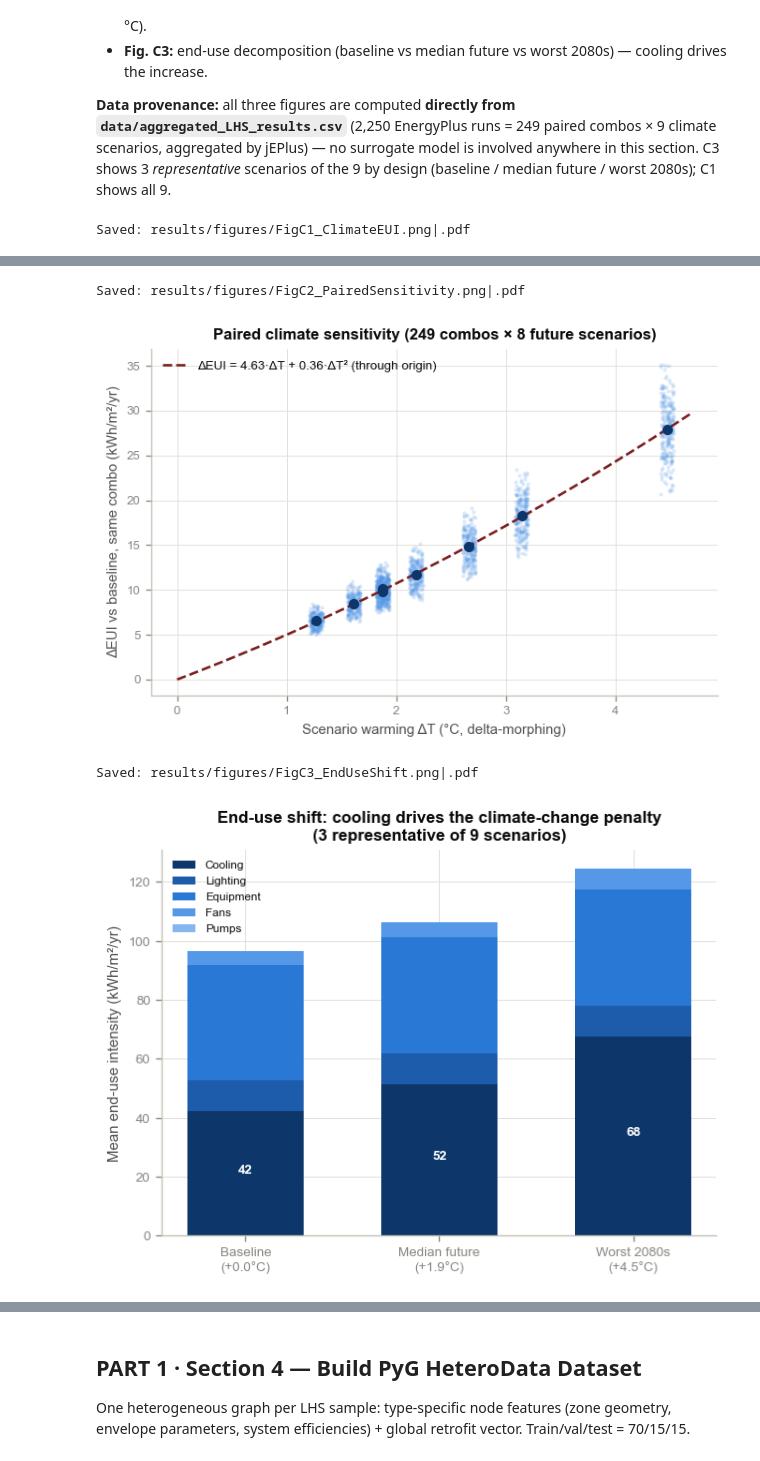
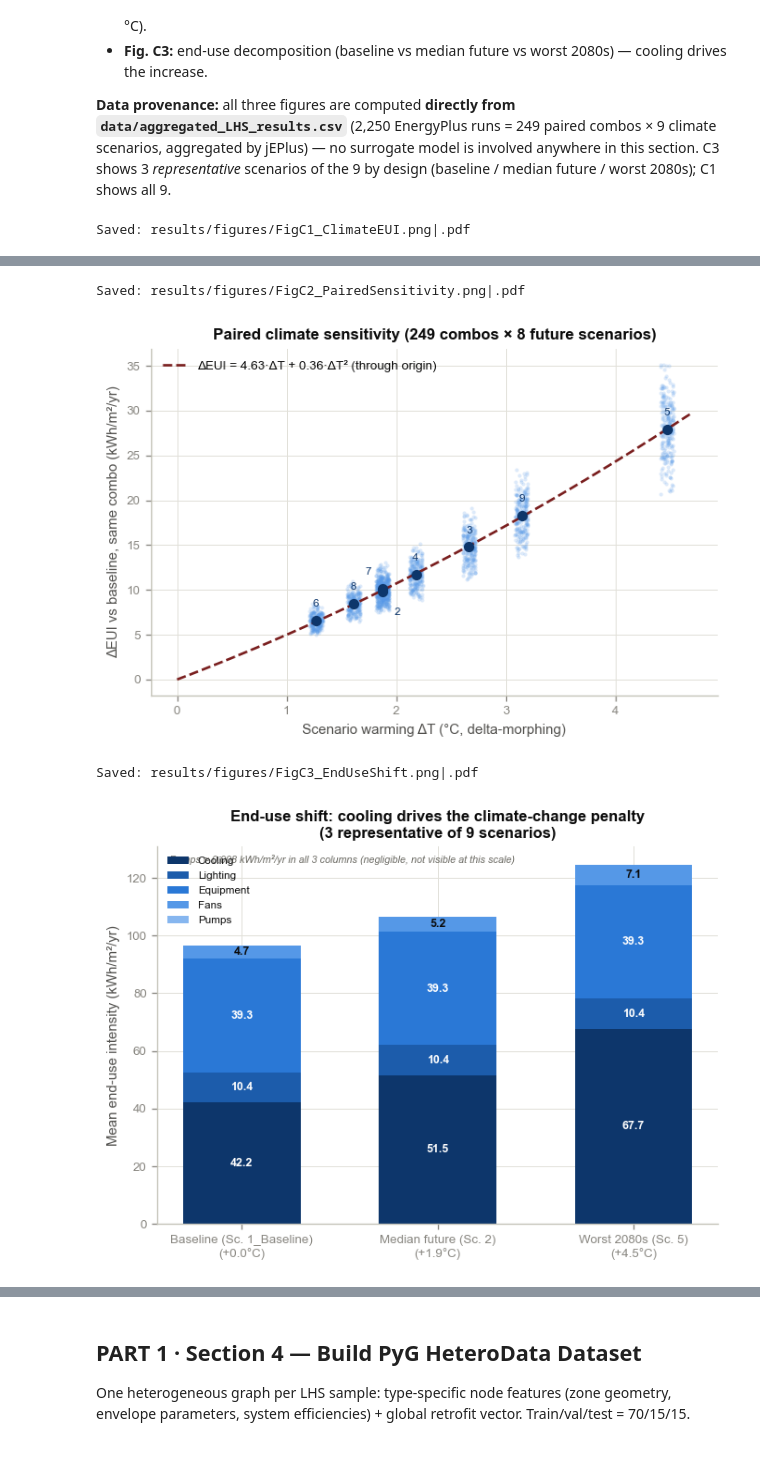
Before and after one commit to lienphatvn55/icae2026-nzeb-pipeline, a Jupyter notebook: NZEB_PIPELINE_ICAE2026_v3.ipynb, the cells around one changed output, grey strips where cells are left out. Cells and saved outputs as stored; diff of their text form; code cells hidden in the pictures.

```diff
--- a/NZEB_PIPELINE_ICAE2026_v3.ipynb
+++ b/NZEB_PIPELINE_ICAE2026_v3.ipynb
@@ -265,7 +271,7 @@ plt.show()
 # --- FIG C2: paired climate sensitivity (same combos across scenarios) ---
 base = d[d.Scenario == '1_Baseline'].drop_duplicates('combo').set_index('combo')['EUI_kWh_m2']
 fig, ax = plt.subplots(figsize=(6.5, 4))
-xs, ys = [], []
+xs, ys, means = [], [], {}
 rng = np.random.RandomState(0)
 for s in scen_order:
     if s == '1_Baseline':
@@ -275,7 +281,19 @@ for s in scen_order:
     x = np.full(len(delta), scen_dt[s])
     ax.scatter(x + rng.uniform(-0.06, 0.06, len(delta)), delta, s=6, alpha=0.2, color='#5598e7')
     ax.scatter([scen_dt[s]], [delta.mean()], s=45, color='#0d366b', zorder=5)
-    xs.extend(x); ys.extend(delta)
+    xs.extend(x); ys.extend(delta); means[s] = delta.mean()
+
+# Scenario-name labels: 7 (ΔT=1.875) and 2 (ΔT=1.879) are two distinct CMIP6
+# GCM/SSP combinations whose mean warming coincidentally differs by only
+# 0.004°C, so their clusters overlap almost exactly — offset their labels to
+# opposite sides instead of letting them stack illegibly on top of each other.
+label_offset = {'7': (-9, 9), '2': (9, -15)}
+for s in scen_order:
+    if s == '1_Baseline':
+        continue
+    dx, dy = label_offset.get(s, (0, 9))
+    ax.annotate(s, (scen_dt[s], means[s]), xytext=(dx, dy), textcoords='offset points',
+                fontsize=7, ha='center', color='#0d366b')
 # The paired design forces ΔEUI(ΔT=0) = 0 exactly, so the fit must pass through
 # the origin; a plain linear fit gave a spurious −2.5 intercept (implying a
 # *negative* penalty below +0.37°C). The response is mildly convex, so fit
@@ -286,43 +304,56 @@ xr = np.linspace(0, max(xs) * 1.05, 40)
 ax.plot(xr, a_lin * xr + b_quad * xr**2, '--', color='#7a1f1f', lw=1.6,
         label=f'ΔEUI = {a_lin:.2f}·ΔT + {b_quad:.2f}·ΔT² (through origin)')
 ax.set_xlabel('Scenario warming ΔT (°C, delta-morphing)')
 ax.set_ylabel('ΔEUI vs baseline, same combo (kWh/m²/yr)')
 ax.set_title('Paired climate sensitivity (249 combos × 8 future scenarios)')
 ax.legend(prop={'size': 8})
 savefig(fig, 'FigC2_PairedSensitivity')
 plt.show()
 
 # --- FIG C3: end-use shift ---
 eu_cols = {'Cooling': 'Cooling_Elec_GJ', 'Lighting': 'IntLighting_Elec_GJ',
            'Equipment': 'IntEquip_Elec_GJ', 'Fans': 'Fans_Elec_GJ', 'Pumps': 'Pumps_Elec_GJ'}
 futures = scen_dt.drop('1_Baseline')
 pick = ['1_Baseline', (futures - futures.median()).abs().idxmin(), futures.idxmax()]
-labels3 = [f'Baseline\n(+0.0°C)', f'Median future\n(+{scen_dt[pick[1]]:.1f}°C)',
-           f'Worst 2080s\n(+{scen_dt[pick[2]]:.1f}°C)']
+# x-labels include the scenario ID (matches the 9-scenario numbering used
+# everywhere else) alongside the ΔT and the "role" (baseline/median/worst).
+labels3 = [f'Baseline (Sc. {pick[0]})\n(+0.0°C)',
+           f'Median future (Sc. {pick[1]})\n(+{scen_dt[pick[1]]:.1f}°C)',
+           f'Worst 2080s (Sc. {pick[2]})\n(+{scen_dt[pick[2]]:.1f}°C)']
 GJ_TO_KWH_M2 = 1000.0 / 3.6 / 4982.0
 colors5 = ['#0d366b', '#1c5cab', '#2a78d6', '#5598e7', '#86b6ef']
-fig, ax = plt.subplots(figsize=(6, 4.2))
+text_colors5 = ['white', 'white', 'white', '#0b0b0b', '#0b0b0b']
+fig, ax = plt.subplots(figsize=(6.5, 4.4))
 bottoms = np.zeros(3)
-for (name, col), c in zip(eu_cols.items(), colors5):
+values5 = {}
+for (name, col), c, tc in zip(eu_cols.items(), colors5, text_colors5):
     v = np.array([d[d.Scenario == s][col].mean() * GJ_TO_KWH_M2 for s in pick])
     ax.bar(labels3, v, bottom=bottoms, label=name, color=c, width=0.6)
-    if name == 'Cooling':
-        for xi, vi in enumerate(v):
-            ax.text(xi, vi / 2, f'{vi:.0f}', ha='center', color='white',
-                    fontsize=8, fontweight='bold')
+    values5[name] = v
+    # Value label per segment; skip if the segment is too thin to hold text
+    # (Pumps ≈ 0.01 kWh/m² here -- flagged separately below instead).
+    for xi, vi in enumerate(v):
+        if vi >= 2.0:
+            ax.text(xi, bottoms[xi] + vi / 2, f'{vi:.1f}', ha='center', va='center',
+                    color=tc, fontsize=7.5, fontweight='bold')
     bottoms += v
 ax.set_ylabel('Mean end-use intensity (kWh/m²/yr)')
 ax.set_title('End-use shift: cooling drives the climate-change penalty\n(3 representative of 9 scenarios)')
 ax.legend(prop={'size': 7}, loc='upper left')
+# Note placed below the legend (upper-left alone collided with it)
+ax.text(0.02, 0.60, f"Pumps ≈ {values5['Pumps'].mean():.3f} kWh/m²/yr in all 3 "
+        "columns\n(negligible, not visible at this scale)",
+        transform=ax.transAxes, ha='left', va='top', fontsize=6.5,
+        color='#6b6a63', style='italic')
 savefig(fig, 'FigC3_EndUseShift')
 plt.show()
 # %% [output]
 Saved: results/figures/FigC1_ClimateEUI.png|.pdf
 [figure]
 Saved: results/figures/FigC2_PairedSensitivity.png|.pdf
-[figure, old version]
+[figure, new version]
 Saved: results/figures/FigC3_EndUseShift.png|.pdf
-[figure, old version]
+[figure, new version]
 # %%
 print(f'\n[Section 3] Execution time: {time.time() - section_3_start:.2f} seconds')
 # %% [output]
```
Also changed, not shown: parts of 30 cells of this notebook, 54 other files.
